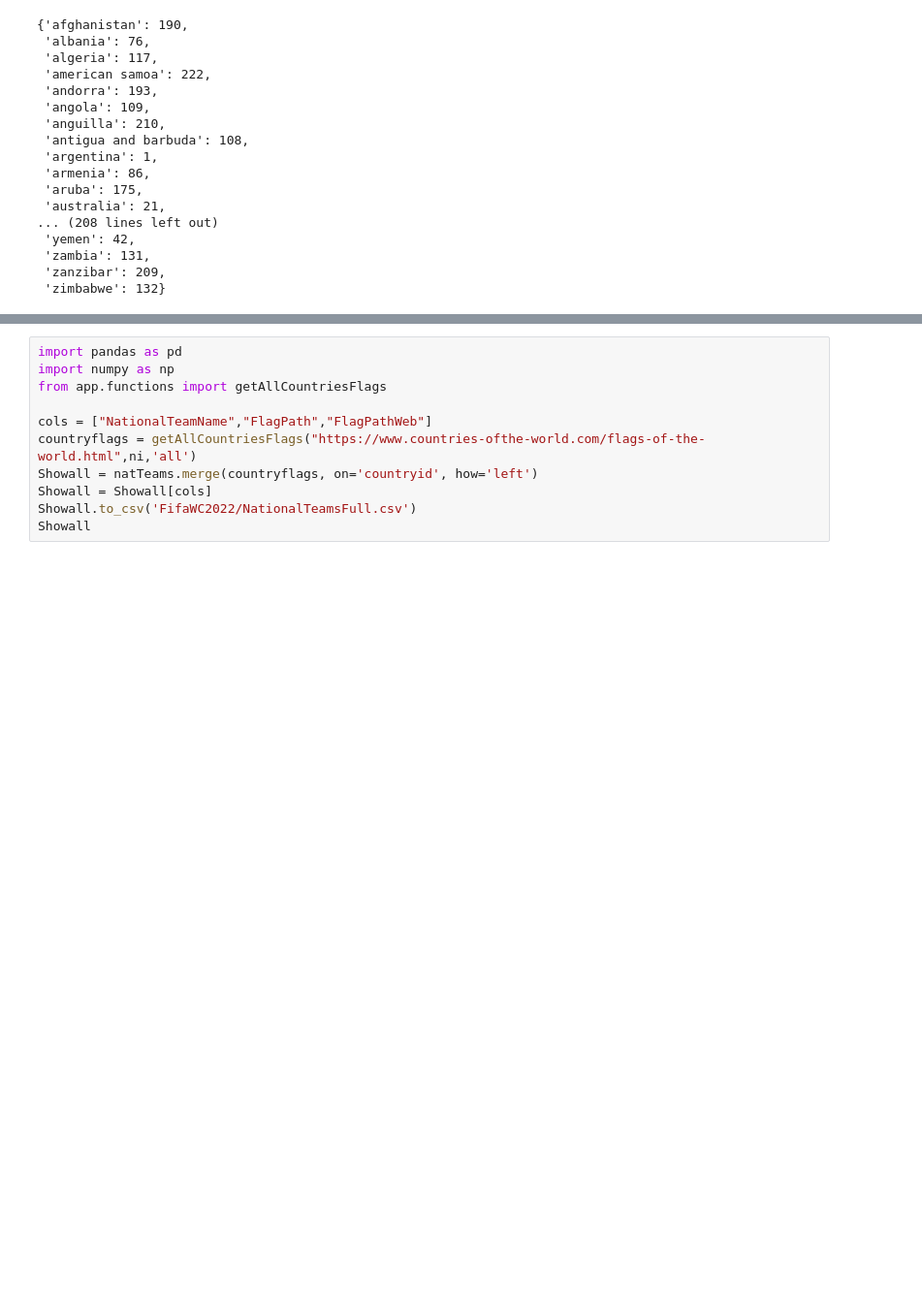
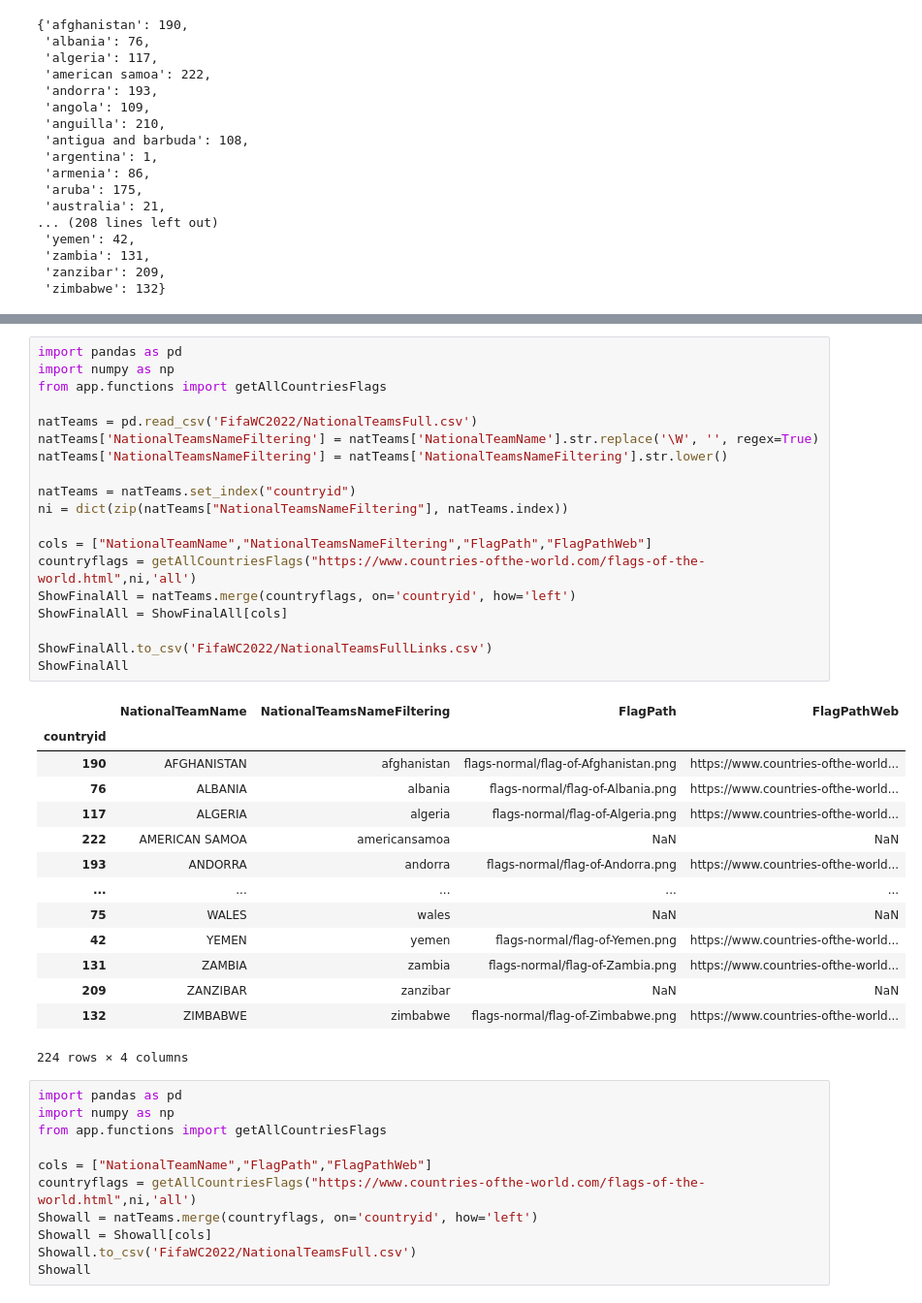
Before and after one commit to bujarkreci/jupyter-project, a Jupyter notebook: callPostgreEx/readTablesFromHTMLWiki.ipynb, the cells around one changed output, grey strips where cells are left out. Shown at 97% size. Saved outputs shown, nothing was run; the diff lists cells and outputs as text; blank space fills up the shorter version.

```diff
--- a/callPostgreEx/readTablesFromHTMLWiki.ipynb
+++ b/callPostgreEx/readTablesFromHTMLWiki.ipynb
@@ -122,6 +122,40 @@ m
 | 23 | 9 | FW | Mehdi Taremi | 1992-07-18 | 62 | 30 | Porto | Portugal | 2 | ... |
 | 24 | 10 | FW | Karim Ansarifard | 1990-04-03 | 95 | 29 | Omonia | Cyprus | 2 | ... |
 | 25 | 20 | FW | Sardar Azmoun | 1995-01-01 | 67 | 41 | Bayer Leverkusen | Germany | 2 | ... |
+# %%
+import pandas as pd
+import numpy as np
+from app.functions import getAllCountriesFlags
+
+natTeams = pd.read_csv('FifaWC2022/NationalTeamsFull.csv')
+natTeams['NationalTeamsNameFiltering'] = natTeams['NationalTeamName'].str.replace('\W', '', regex=True)
+natTeams['NationalTeamsNameFiltering'] = natTeams['NationalTeamsNameFiltering'].str.lower()
+
+natTeams = natTeams.set_index("countryid")
+ni = dict(zip(natTeams["NationalTeamsNameFiltering"], natTeams.index))
+
+cols = ["NationalTeamName","NationalTeamsNameFiltering","FlagPath","FlagPathWeb"]
+countryflags = getAllCountriesFlags("https://www.countries-ofthe-world.com/flags-of-the-world.html",ni,'all')
+ShowFinalAll = natTeams.merge(countryflags, on='countryid', how='left')
+ShowFinalAll = ShowFinalAll[cols]
+
+ShowFinalAll.to_csv('FifaWC2022/NationalTeamsFullLinks.csv')
+ShowFinalAll
+# %% [output]
+|  | NationalTeamName | NationalTeamsNameFiltering | FlagPath | FlagPathWeb |
+| countryid |  |  |  |  |
+| 190 | AFGHANISTAN | afghanistan | flags-normal/flag-of-Afghanistan.png | https://www.countries-ofthe-world... |
+| 76 | ALBANIA | albania | flags-normal/flag-of-Albania.png | https://www.countries-ofthe-world... |
+| 117 | ALGERIA | algeria | flags-normal/flag-of-Algeria.png | https://www.countries-ofthe-world... |
+| 222 | AMERICAN SAMOA | americansamoa | NaN | NaN |
+| 193 | ANDORRA | andorra | flags-normal/flag-of-Andorra.png | https://www.countries-ofthe-world... |
+| ... | ... | ... | ... | ... |
+| 75 | WALES | wales | NaN | NaN |
+| 42 | YEMEN | yemen | flags-normal/flag-of-Yemen.png | https://www.countries-ofthe-world... |
+| 131 | ZAMBIA | zambia | flags-normal/flag-of-Zambia.png | https://www.countries-ofthe-world... |
+| 209 | ZANZIBAR | zanzibar | NaN | NaN |
+| 132 | ZIMBABWE | zimbabwe | flags-normal/flag-of-Zimbabwe.png | https://www.countries-ofthe-world... |
+224 rows × 4 columns
 # %%
 import pandas as pd
 import numpy as np
```
Also changed, not shown: 4 other files.
